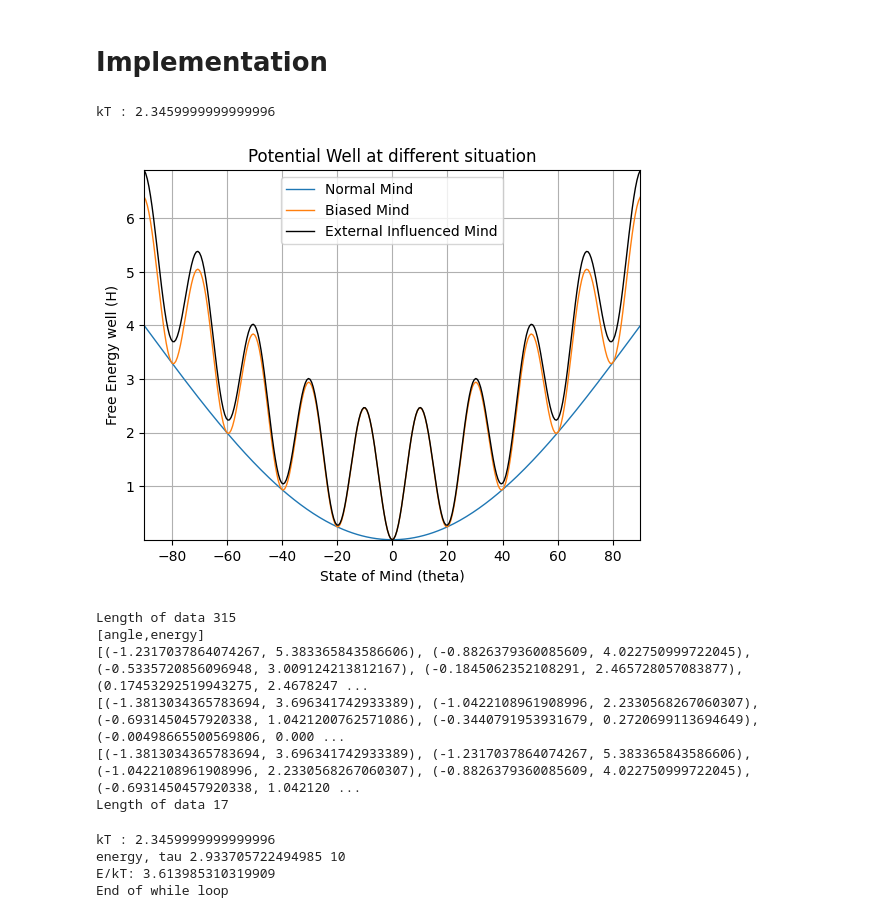
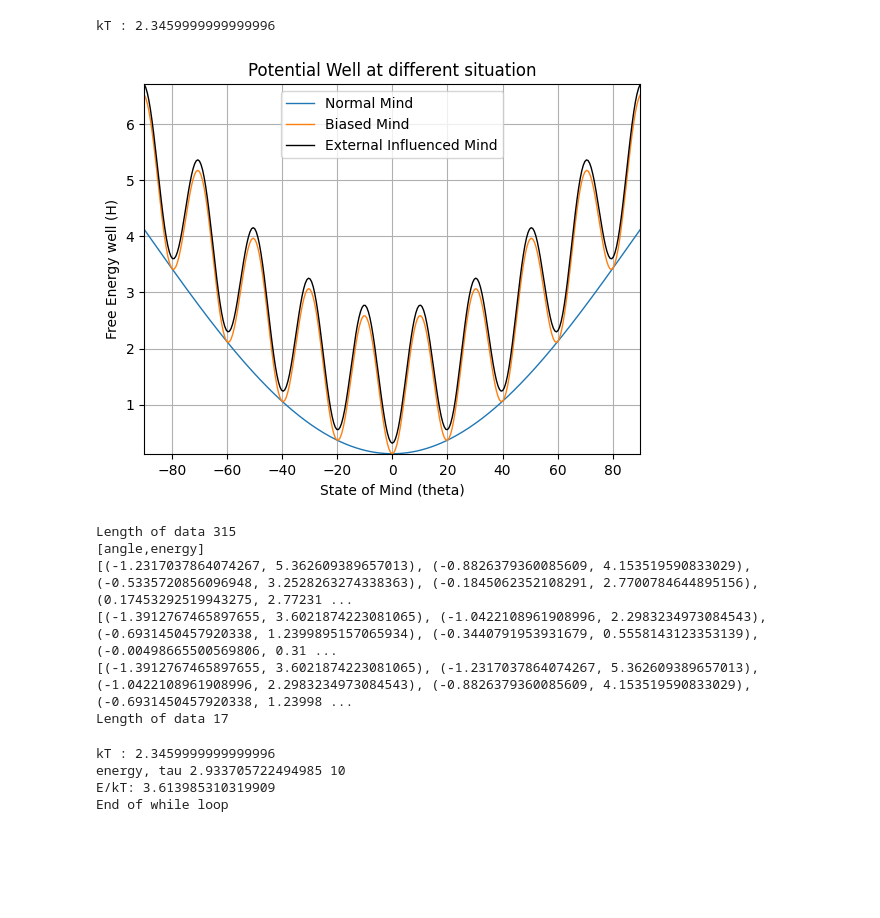
Before and after one commit to ShounakDas101/multibody, a Jupyter notebook: IEEE_Cognition_mind.ipynb, the cells around one changed output. Cells and saved outputs as stored; diff of their text form; code cells hidden in the pictures; blank space fills up the shorter version.

```diff
--- a/IEEE_Cognition_mind.ipynb
+++ b/IEEE_Cognition_mind.ipynb
@@ -63,10 +9,8 @@ def flip_osc(x, t):
-# %% [markdown]
-# Implementation
 # %%
 I=1.0
 a=4.0
 b=0.1
-c=0.5
+c=1.5
 f=0.3  # it should be a fraction
 N=18 # No of anaisotropy in the potential well = 1+N/2
 k=1.38 # boltzmann constant, actual value is 1.380649E-23 Joules/Kelin
@@ -77,23 +21,23 @@ kT : 2.3459999999999996
 # %%
 # Mind Potential Equation biased because of  various brands in the market
 t = np.arange(-np.pi/2,np.pi/2,0.01)   # start,stop,step
-omega=0
+omega=0.5
 # New Potential
 H0 = 0.5*I*omega*omega + a*(1-np.cos(t))
 H1 = 0.5*I*omega*omega + a*(1-np.cos(t)) + f*a*(1-np.cos(N*t))
-H2 = 0.5*I*omega*omega + a*(1-np.cos(t)) + f*a*(1-np.cos(N*t)) + c*(1-np.cos(t))
+H2 = 0.5*I*omega*omega + a*(1-np.cos(t)) + f*a*(1-np.cos(N*t)) + 0.5*c*omega*omega
 
 # A plot of the fluid height (position) inside the straw as a function of time.
 plt.title("Potential Well at different situation")
 plt.margins(x=0, y=0)
 plt.ticklabel_format(style='plain', axis='x')
 plt.plot(t*180/np.pi, H0, t*180/np.pi, H1, t*180/np.pi, H2, 'black', linewidth = 1)
 plt.xlabel('State of Mind (theta)')
 plt.ylabel('Free Energy well (H)')
 plt.legend(['Normal Mind', 'Biased Mind', 'External Influenced Mind'])
 plt.grid(True)
 # %% [output]
-[figure, old version]
+[figure, new version]
 # %%
 def find_maxima_minima(series):
     maxima = []
@@ -119,9 +63,9 @@ total_max_min = len(local_max_min)
 # %% [output]
 Length of data 315
 [angle,energy]
-[(-1.2317037864074267, 5.383365843586606), (-0.8826379360085609, 4.022750999722045), (-0.5335720856096948, 3.009124213812167), (-0.1845062352108291, 2.465728057083877), (0.17453292519943275, 2.4678247 ...
-[(-1.3813034365783694, 3.696341742933389), (-1.0422108961908996, 2.2330568267060307), (-0.6931450457920338, 1.0421200762571086), (-0.3440791953931679, 0.2720699113694649), (-0.00498665500569806, 0.000 ...
-[(-1.3813034365783694, 3.696341742933389), (-1.2317037864074267, 5.383365843586606), (-1.0422108961908996, 2.2330568267060307), (-0.8826379360085609, 4.022750999722045), (-0.6931450457920338, 1.042120 ...
+[(-1.2317037864074267, 5.362609389657013), (-0.8826379360085609, 4.153519590833029), (-0.5335720856096948, 3.2528263274338363), (-0.1845062352108291, 2.7700784644895156), (0.17453292519943275, 2.77231 ...
+[(-1.3912767465897655, 3.6021874223081065), (-1.0422108961908996, 2.2983234973084543), (-0.6931450457920338, 1.2399895157065934), (-0.3440791953931679, 0.5558143123353139), (-0.00498665500569806, 0.31 ...
+[(-1.3912767465897655, 3.6021874223081065), (-1.2317037864074267, 5.362609389657013), (-1.0422108961908996, 2.2983234973084543), (-0.8826379360085609, 4.153519590833029), (-0.6931450457920338, 1.23998 ...
 Length of data 17
 # %%
 def mind_osc(x, t):
```
Also changed, not shown: parts of 10 cells of this notebook.
